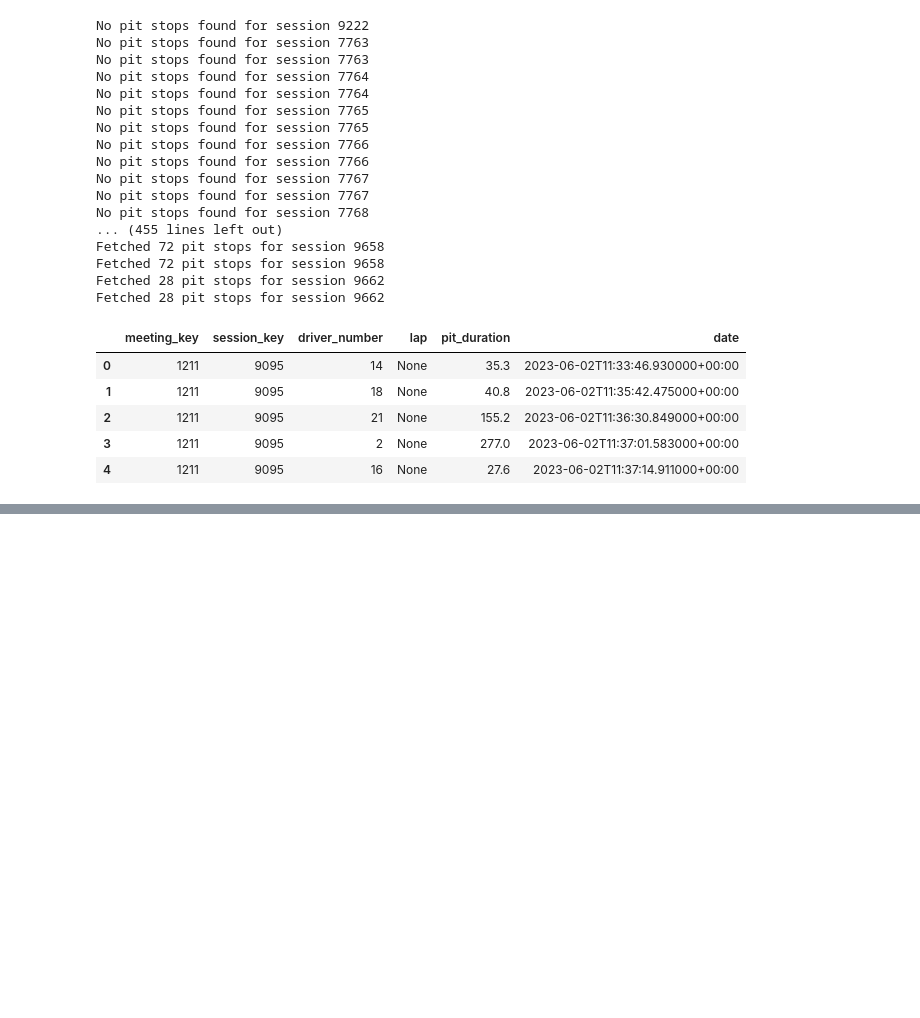
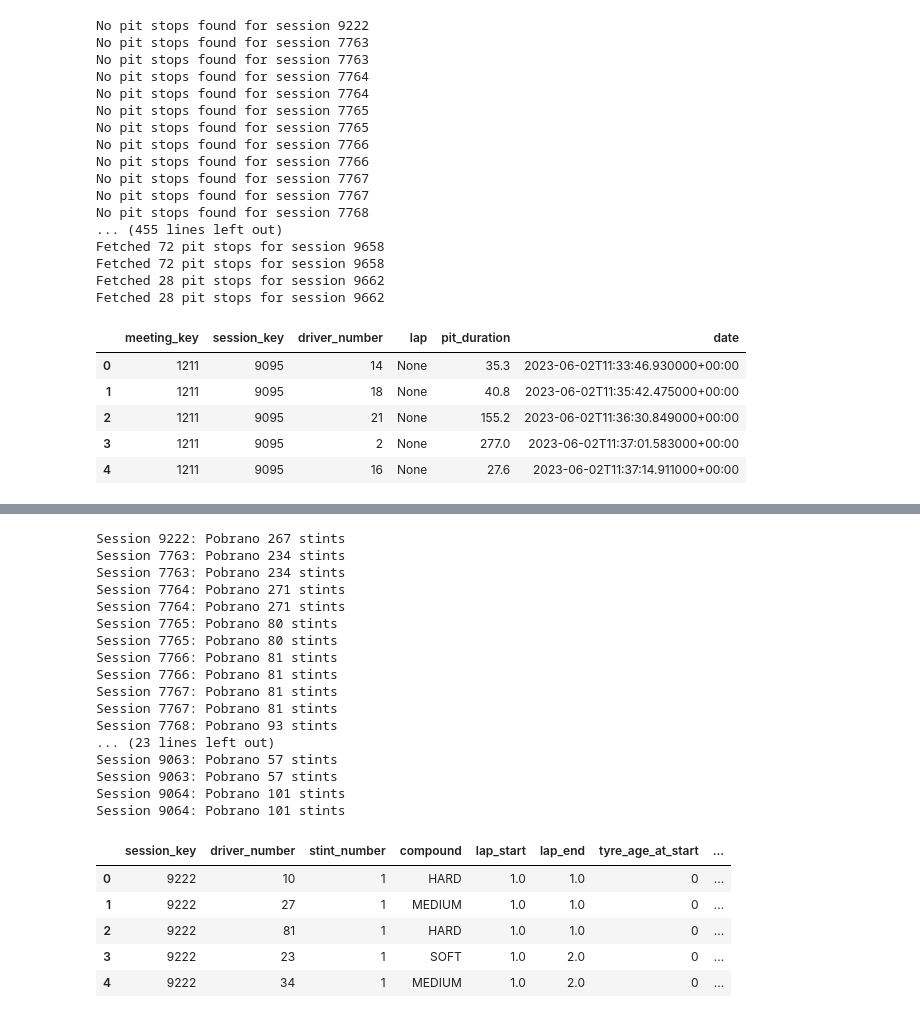
Before and after one commit to szylvvia/f1_races_progress_predict, a Jupyter notebook: openf1_api_dataset.ipynb, the cells around one changed output, grey strips where cells are left out. Saved outputs shown, nothing was run; the diff lists cells and outputs as text; code cells hidden in the pictures; blank space fills up the shorter version.

```diff
--- a/openf1_api_dataset.ipynb
+++ b/openf1_api_dataset.ipynb
@@ -779,0 +755,27 @@ Name: count, dtype: int64
+# %%
+stints_tyre = get_tyre_stints(sessions_key_unique[0:20])
+stints_tyre.head()
+# %% [output]
+Session 9222: Pobrano 267 stints
+Session 7763: Pobrano 234 stints
+Session 7763: Pobrano 234 stints
+Session 7764: Pobrano 271 stints
+Session 7764: Pobrano 271 stints
+Session 7765: Pobrano 80 stints
+Session 7765: Pobrano 80 stints
+Session 7766: Pobrano 81 stints
+Session 7766: Pobrano 81 stints
+Session 7767: Pobrano 81 stints
+Session 7767: Pobrano 81 stints
+Session 7768: Pobrano 93 stints
+... (23 lines left out)
+Session 9063: Pobrano 57 stints
+Session 9063: Pobrano 57 stints
+Session 9064: Pobrano 101 stints
+Session 9064: Pobrano 101 stints
+|  | session_key | driver_number | stint_number | compound | lap_start | lap_end | tyre_age_at_start | ... |
+| 0 | 9222 | 10 | 1 | HARD | 1.0 | 1.0 | 0 | ... |
+| 1 | 9222 | 27 | 1 | MEDIUM | 1.0 | 1.0 | 0 | ... |
+| 2 | 9222 | 81 | 1 | HARD | 1.0 | 1.0 | 0 | ... |
+| 3 | 9222 | 23 | 1 | SOFT | 1.0 | 2.0 | 0 | ... |
+| 4 | 9222 | 34 | 1 | MEDIUM | 1.0 | 2.0 | 0 | ... |
```
Also changed, not shown: parts of 7 cells of this notebook.
